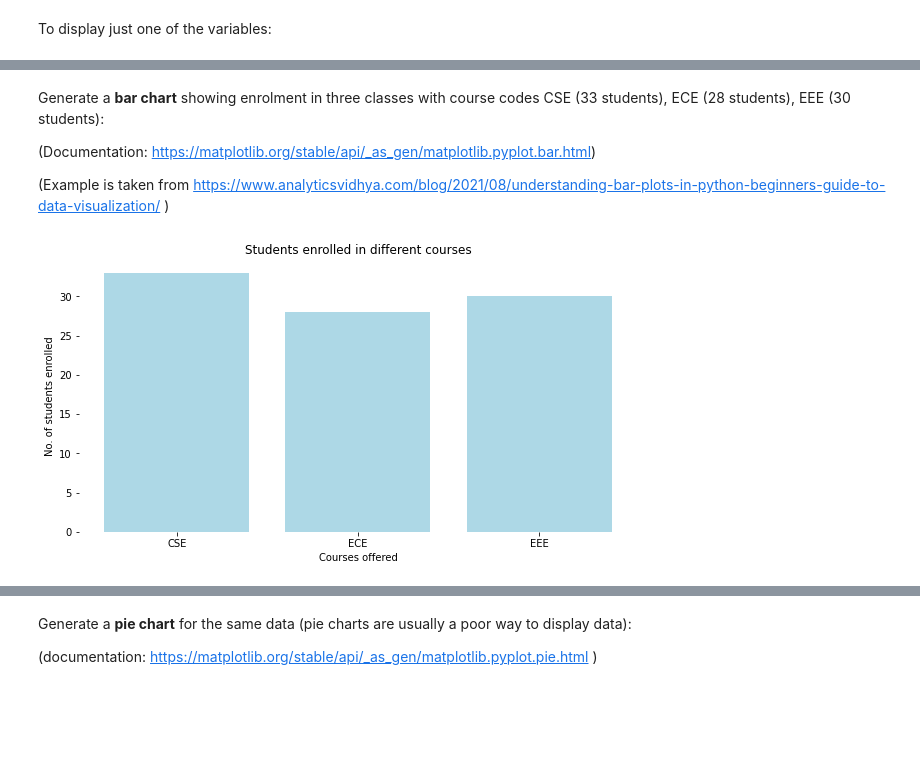
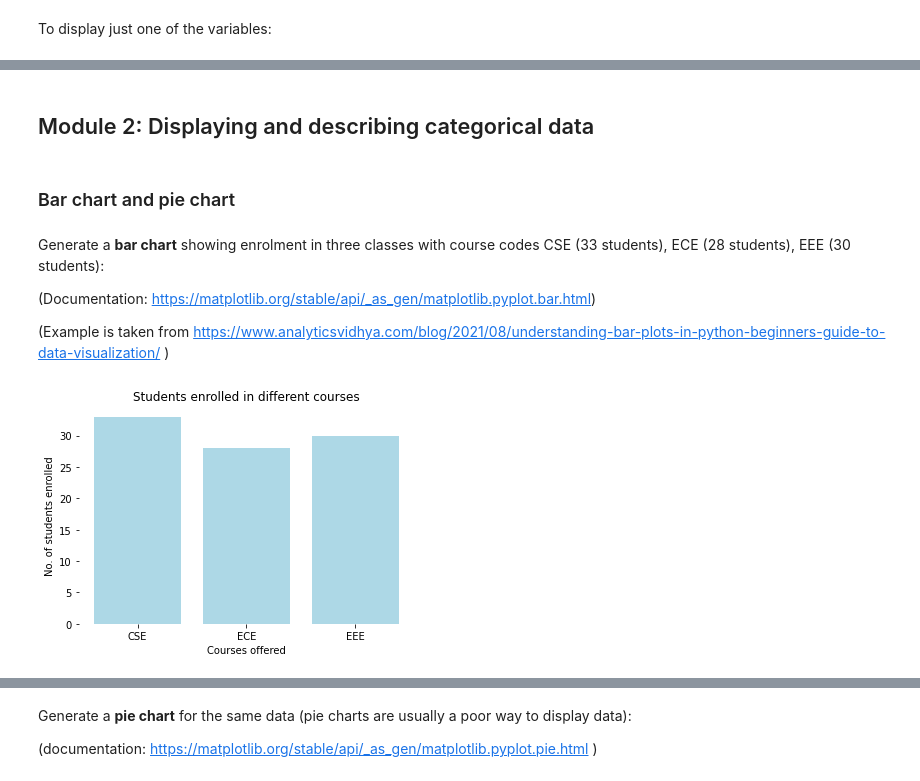
Before and after one commit to luc-hens/luc-hens.github.io, a Jupyter notebook: Statistics-I-using-Python.ipynb, the cells around one changed output, grey strips where cells are left out. Drawn from its saved outputs; the diff is of its cells as text; code cells hidden in the pictures; blank space fills up the shorter version.

```diff
--- a/Statistics-I-using-Python.ipynb
+++ b/Statistics-I-using-Python.ipynb
@@ -136,3 +134,7 @@ Name: height, dtype: int64
+# %% [markdown]
+## Module 2: Displaying and describing categorical data
+# %% [markdown]
+### Bar chart and pie chart
 # %% [markdown]
 Generate a **bar chart** showing enrolment in three classes with course codes CSE (33 students), ECE (28 students), EEE (30 students):
 
@@ -142,17 +144,17 @@ Generate a **bar chart** showing enrolment in three classes with course codes CS
 # %%
 import numpy as np
 import matplotlib.pyplot as plt
 # Dataset generation
 data_dict = {'CSE':33, 'ECE':28, 'EEE':30}
 courses   = list(data_dict.keys())
 values    = list(data_dict.values())
-fig = plt.figure(figsize = (10, 5))
+fig = plt.figure()    # add option `figsize = (10, 5)` to control size
 #  Bar plot
 plt.box(False)              # get rid of the box
 plt.bar(courses, values, color ='lightblue')
 plt.xlabel("Courses offered")
 plt.ylabel("No. of students enrolled")
 plt.title("Students enrolled in different courses")
 plt.show()
 # %% [output]
-[figure, old version]
+[figure, new version]
```
Also changed, not shown: parts of 95 cells of this notebook.
